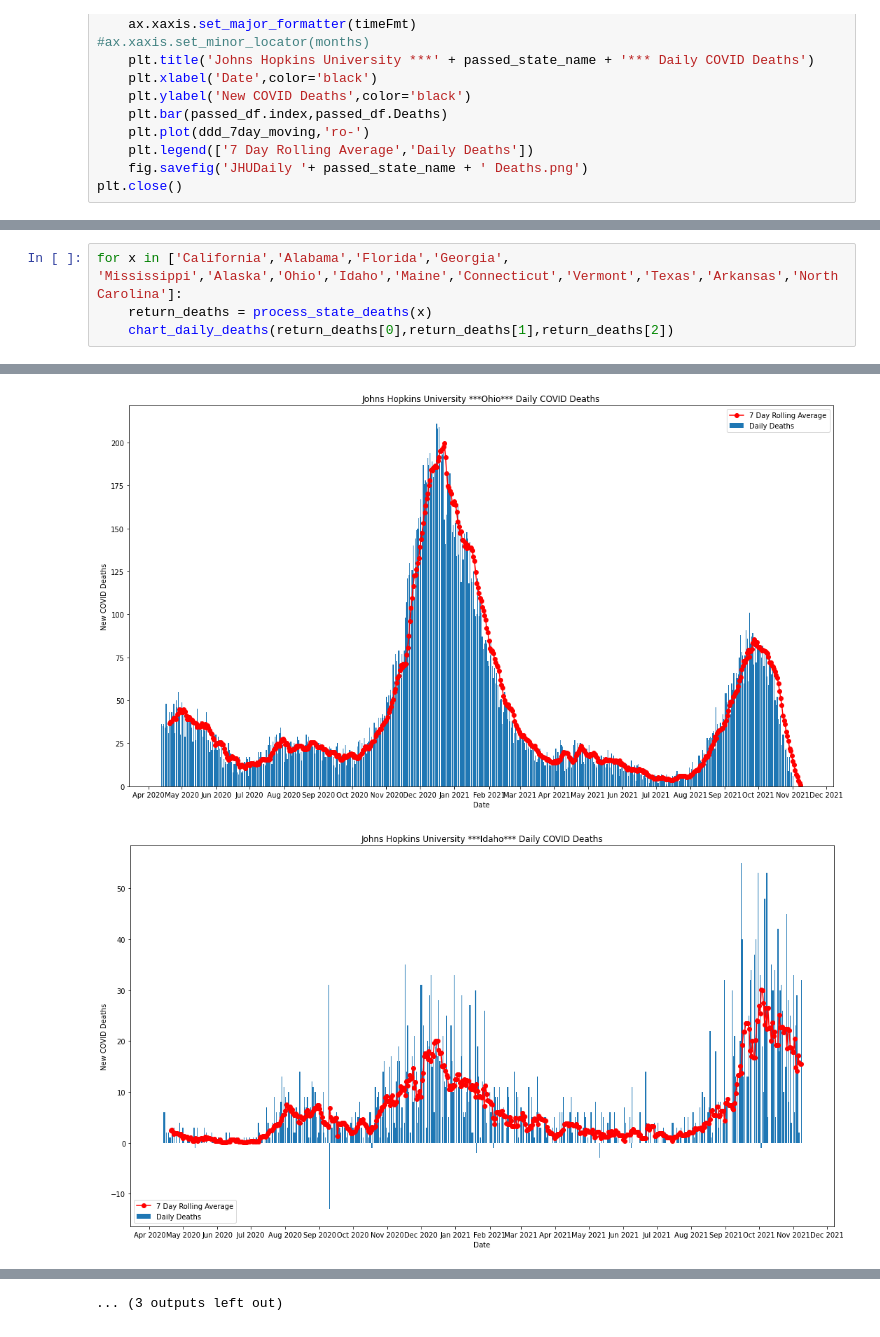
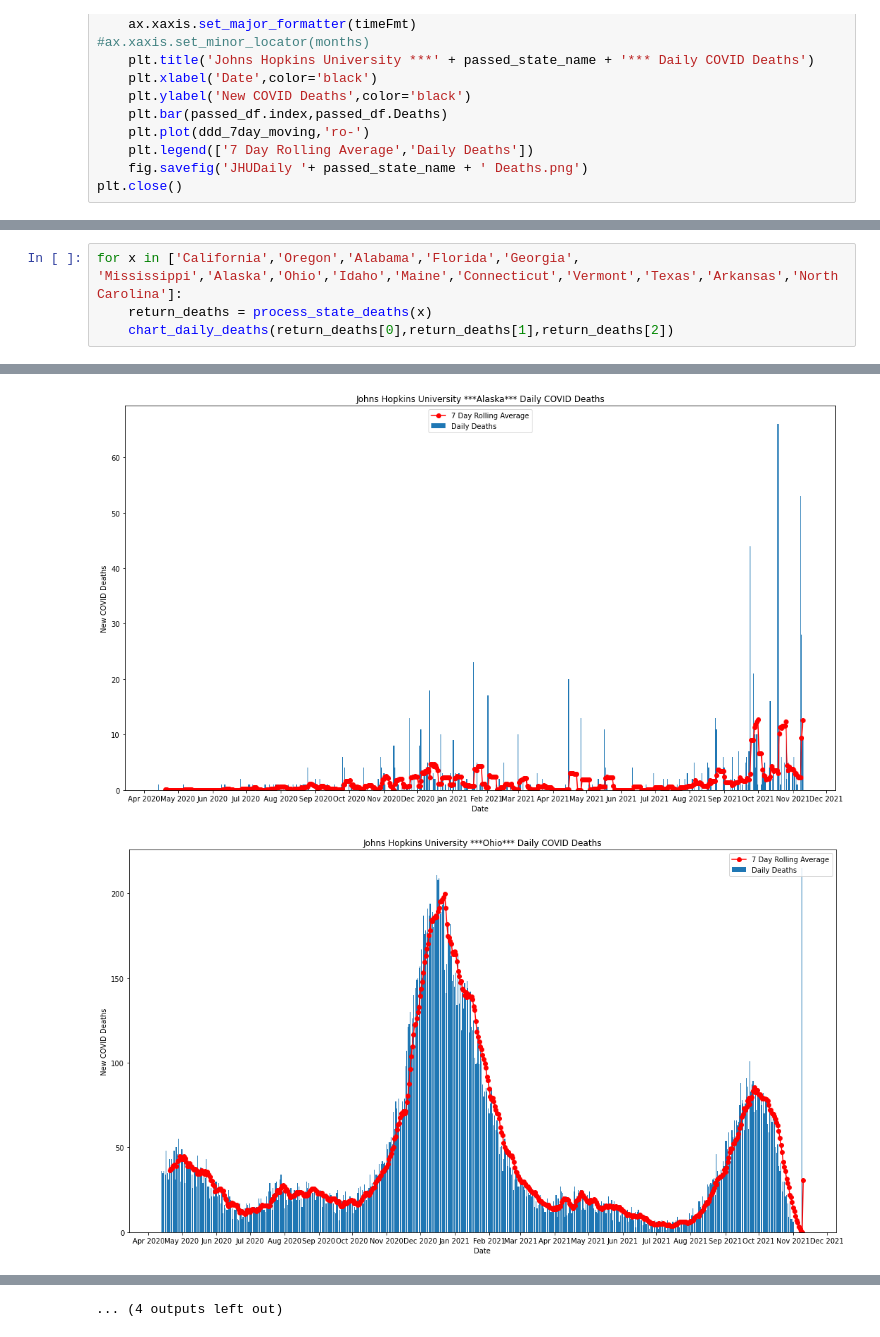
Before and after one commit to ldhagen/JHU_Covid_Notebooks, a Jupyter notebook: JHU_Each_State_New_Deaths.ipynb, the cells around one changed output, grey strips where cells are left out. Cells and saved outputs as stored; diff of their text form.

```diff
--- a/JHU_Each_State_New_Deaths.ipynb
+++ b/JHU_Each_State_New_Deaths.ipynb
@@ -137,6 +137,6 @@ Virgin Islands
 ... (48 outputs left out)
 # %%
-for x in ['California','Alabama','Florida','Georgia', 'Mississippi','Alaska','Ohio','Idaho','Maine','Connecticut','Vermont','Texas','Arkansas','North Carolina']:
+for x in ['California','Oregon','Alabama','Florida','Georgia', 'Mississippi','Alaska','Ohio','Idaho','Maine','Connecticut','Vermont','Texas','Arkansas','North Carolina']:
     return_deaths = process_state_deaths(x)
     chart_daily_deaths(return_deaths[0],return_deaths[1],return_deaths[2])
 # %% [output]
@@ -163,2 +164,2 @@ North Carolina
-[figure, old version]
+[figure, new version]
-[figure, old version]
+[figure, new version]
@@ -168 +169 @@ North Carolina
-... (3 outputs left out)
+... (4 outputs left out)
```
Also changed, not shown: parts of 3 cells of this notebook, 2 other files.
